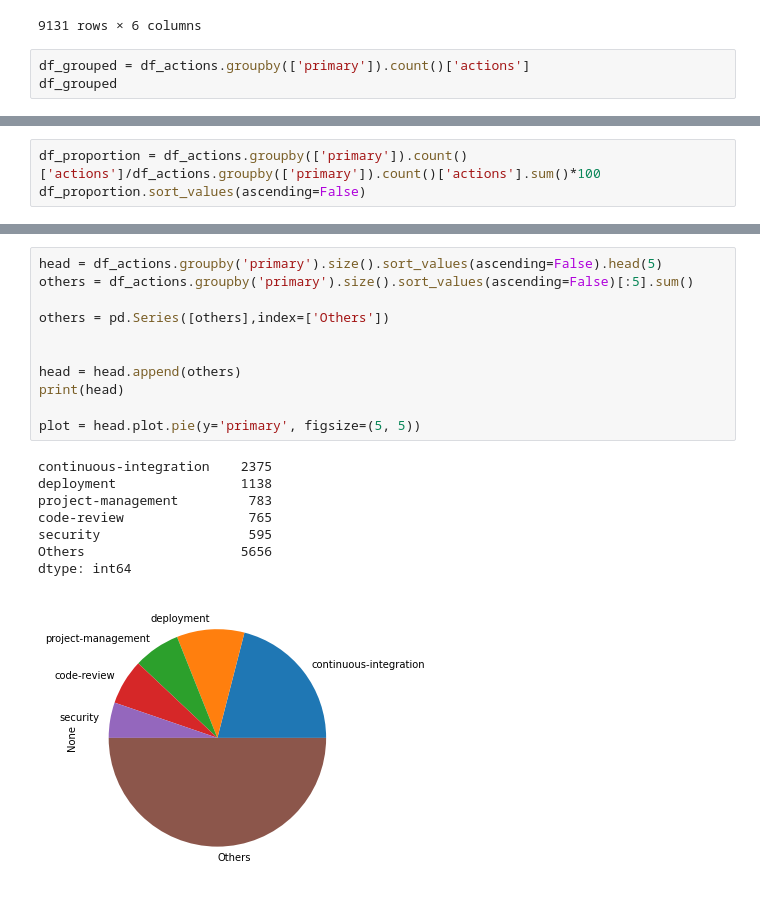
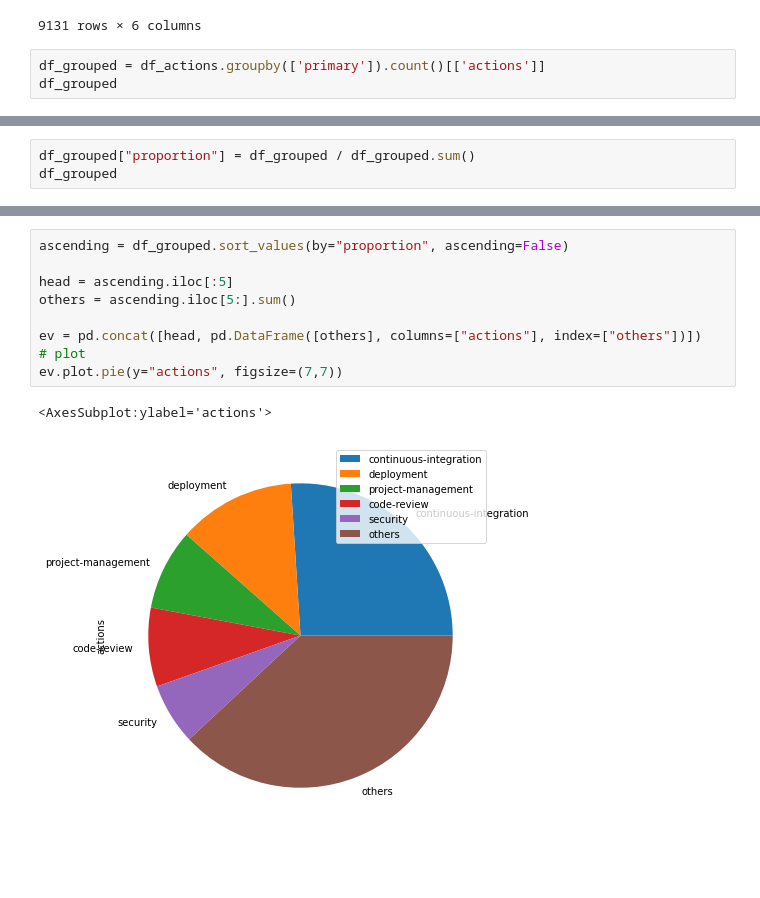
Before and after one commit to GuillaumeKerckhofs/data-analysis, a Jupyter notebook: notebooks/questions.ipynb, the cells around one changed output, grey strips where cells are left out. Saved outputs shown, nothing was run; the diff lists cells and outputs as text; blank space fills up the shorter version.

```diff
--- a/notebooks/questions.ipynb
+++ b/notebooks/questions.ipynb
@@ -263,6 +274,6 @@ df_actions
 | 9130 | application-research/estuary-uplo... | [publishing, backup-utilities] | 1.0 | 0 | NaN | publishing |
 9131 rows × 6 columns
 # %%
-df_grouped = df_actions.groupby(['primary']).count()['actions']
+df_grouped = df_actions.groupby(['primary']).count()[['actions']]
 df_grouped
 # %% [output]
@@ -286,4 +298,4 @@ Name: actions, dtype: int64
 # %%
-df_proportion = df_actions.groupby(['primary']).count()['actions']/df_actions.groupby(['primary']).count()['actions'].sum()*100
-df_proportion.sort_values(ascending=False)
+df_grouped["proportion"] = df_grouped / df_grouped.sum()
+df_grouped
 # %% [output]
@@ -307,20 +320,12 @@ Name: actions, dtype: float64
-# %%
-head = df_actions.groupby('primary').size().sort_values(ascending=False).head(5)
-others = df_actions.groupby('primary').size().sort_values(ascending=False)[:5].sum()
-
-others = pd.Series([others],index=['Others'])
-
-
-head = head.append(others)
-print(head)
-
-plot = head.plot.pie(y='primary', figsize=(5, 5))
-# %% [output]
-continuous-integration    2375
-deployment                1138
-project-management         783
-code-review                765
-security                   595
-Others                    5656
-dtype: int64
-[figure, removed]
+# %%
+ascending = df_grouped.sort_values(by="proportion", ascending=False)
+
+head = ascending.iloc[:5]
+others = ascending.iloc[5:].sum()
+
+ev = pd.concat([head, pd.DataFrame([others], columns=["actions"], index=["others"])])
+# plot
+ev.plot.pie(y="actions", figsize=(7,7))
+# %% [output]
+<AxesSubplot:ylabel='actions'>
+[figure, added]
```
Also changed, not shown: parts of 8 cells of this notebook.
